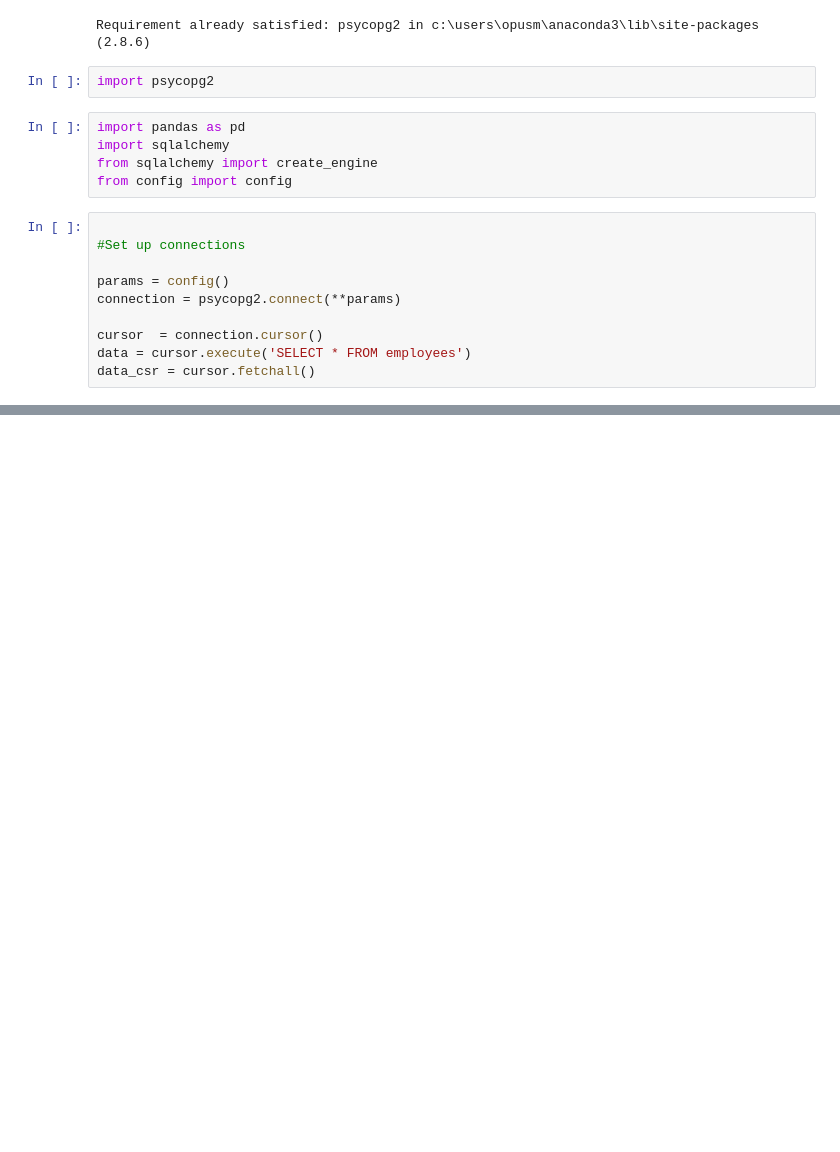
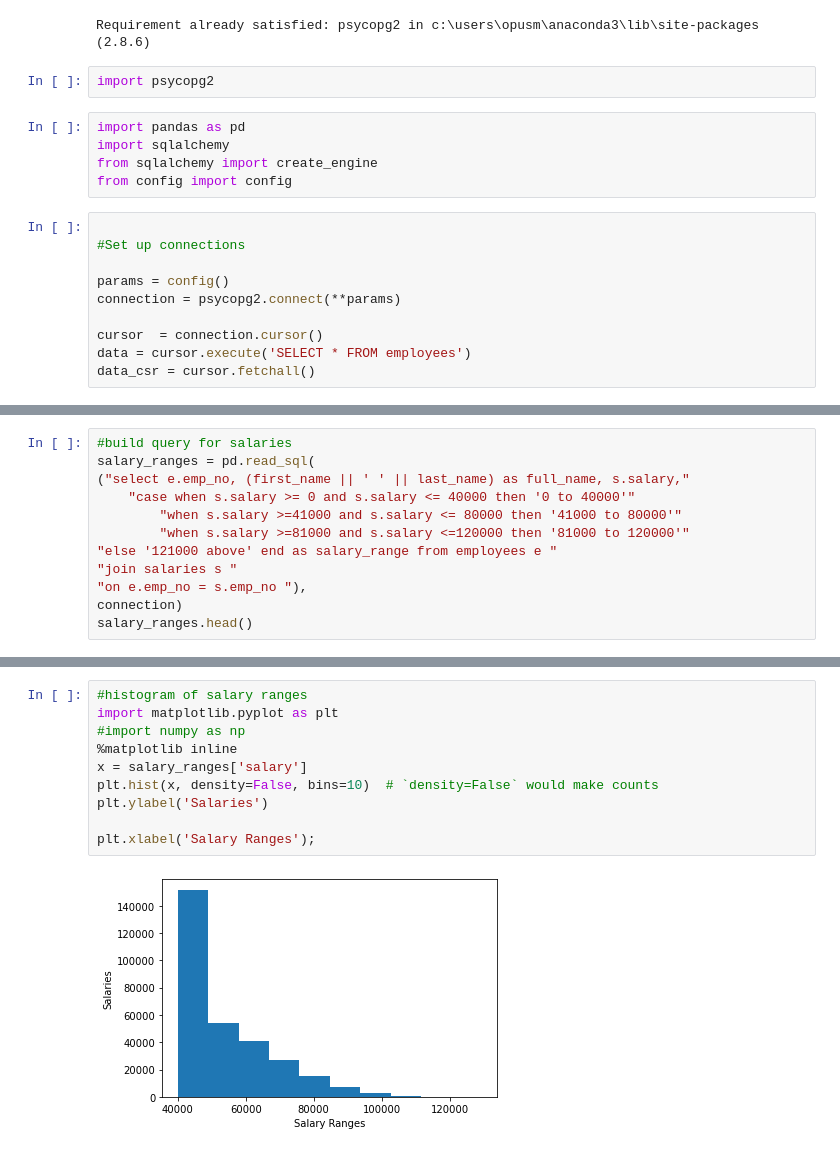
Before and after one commit to mgfrancis/sql-challenge, a Jupyter notebook: Case/employee.ipynb, the cells around one changed output, grey strips where cells are left out. Saved outputs shown, nothing was run; the diff lists cells and outputs as text; blank space fills up the shorter version.

Commit message:
updating employee

```diff
--- a/Case/employee.ipynb
+++ b/Case/employee.ipynb
@@ -43,0 +35,12 @@ pd.read_sql?
+# %%
+#build query for salaries
+salary_ranges = pd.read_sql(
+("select e.emp_no, (first_name || ' ' || last_name) as full_name, s.salary,"
+    "case when s.salary >= 0 and s.salary <= 40000 then '0 to 40000'"
+        "when s.salary >=41000 and s.salary <= 80000 then '41000 to 80000'"
+        "when s.salary >=81000 and s.salary <=120000 then '81000 to 120000'"
+"else '121000 above' end as salary_range from employees e "
+"join salaries s "
+"on e.emp_no = s.emp_no "),
+connection)
+salary_ranges.head()
@@ -43,0 +54,12 @@ pd.read_sql?
+# %%
+#histogram of salary ranges
+import matplotlib.pyplot as plt
+#import numpy as np
+%matplotlib inline
+x = salary_ranges['salary']
+plt.hist(x, density=False, bins=10)  # `density=False` would make counts
+plt.ylabel('Salaries')
+
+plt.xlabel('Salary Ranges');
+# %% [output]
+[figure, added]
```
Also changed, not shown: parts of 6 cells of this notebook.
